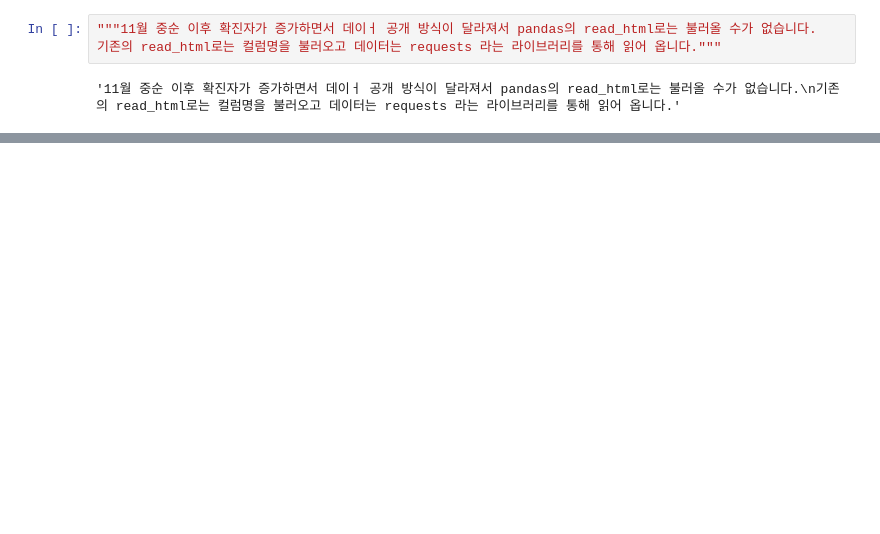
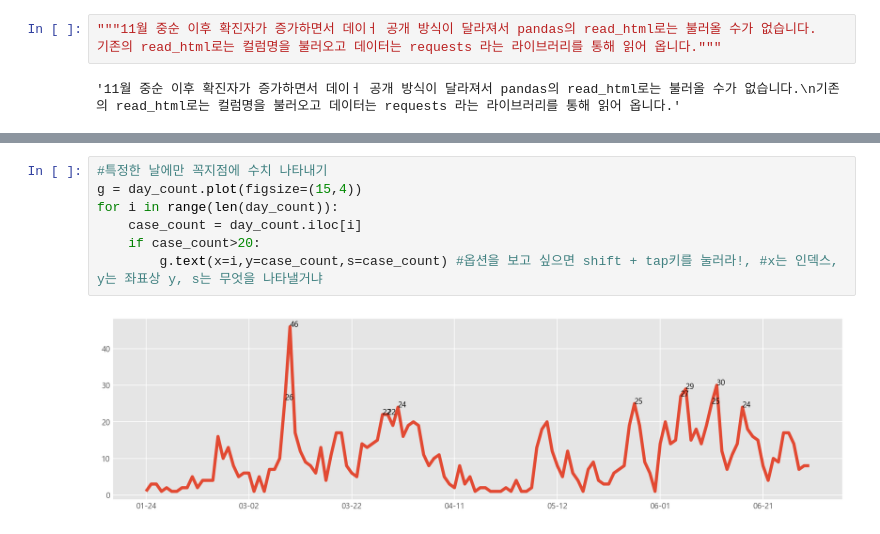
Before and after one commit to hdonghun/Python_analysis-visualization, a Jupyter notebook: 서울시 코로나19 발생현황 분석하기.ipynb, the cells around one changed output, grey strips where cells are left out. Drawn from its saved outputs; the diff is of its cells as text; blank space fills up the shorter version.

```diff
--- a/서울시 코로나19 발생현황 분석하기.ipynb
+++ b/서울시 코로나19 발생현황 분석하기.ipynb
@@ -91,0 +239,9 @@ Name: 0, dtype: object
+# %%
+#특정한 날에만 꼭지점에 수치 나타내기
+g = day_count.plot(figsize=(15,4))
+for i in range(len(day_count)):
+    case_count = day_count.iloc[i]
+    if case_count>20:
+        g.text(x=i,y=case_count,s=case_count) #옵션을 보고 싶으면 shift + tap키를 눌러라!, #x는 인덱스, y는 좌표상 y, s는 무엇을 나타낼거냐
+# %% [output]
+[figure, added]
```
Also changed, not shown: parts of 42 cells of this notebook.
